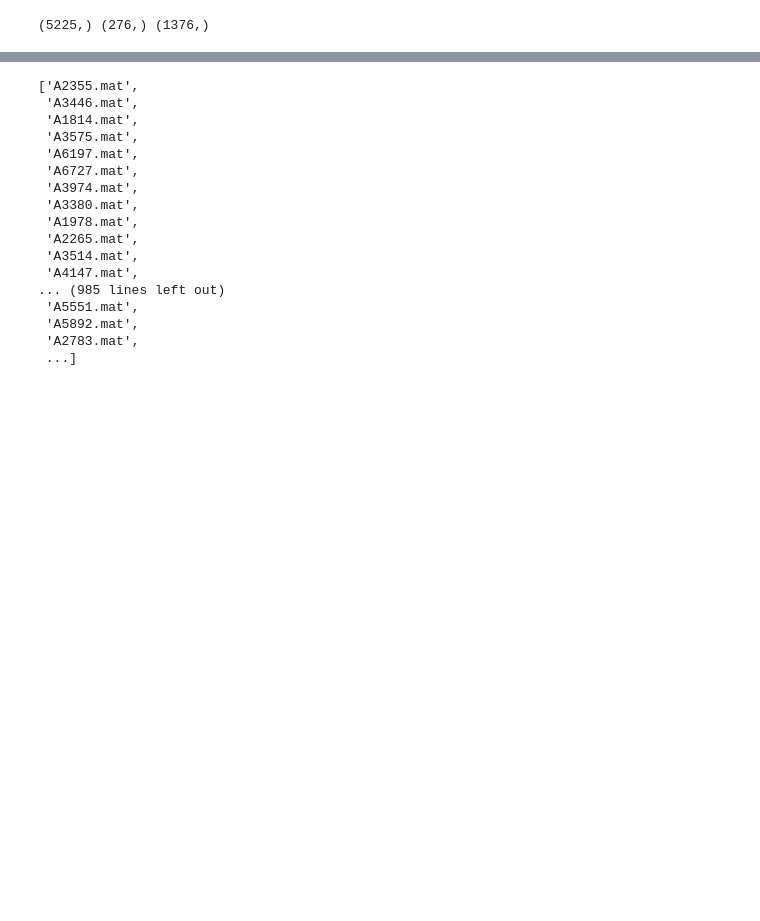
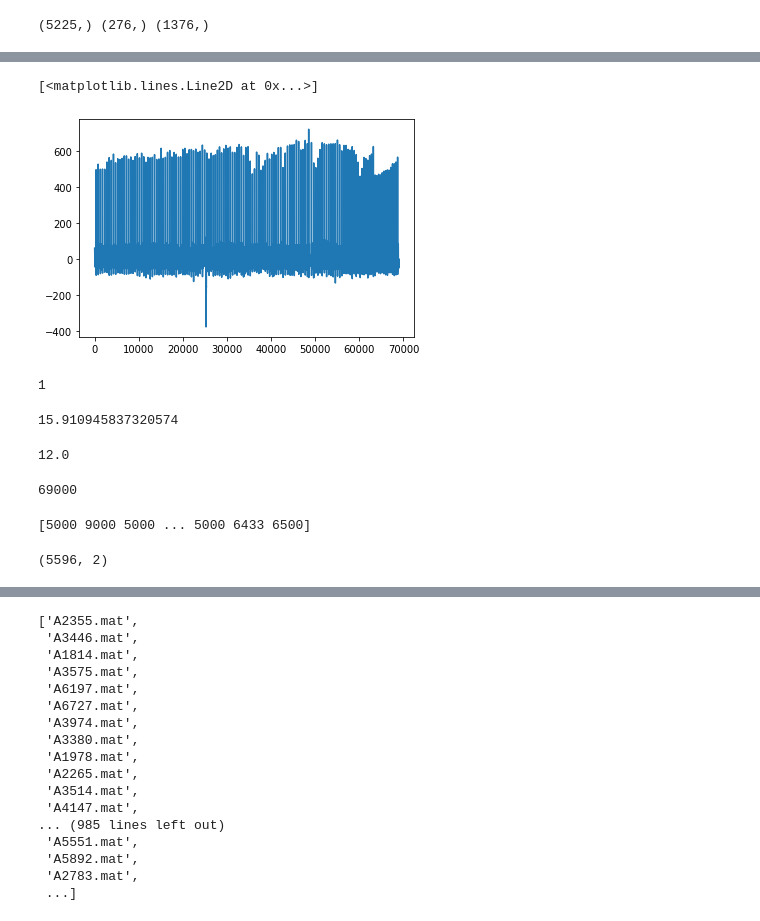
Before and after one commit to jungsunyoo/amc-xECGNet, a Jupyter notebook: ECG_ABN_multiclass_practice.ipynb, the cells around one changed output, grey strips where cells are left out. Cells and saved outputs as stored; diff of their text form; code cells hidden in the pictures; blank space fills up the shorter version.

Commit message:
getting distribution of data

```diff
--- a/ECG_ABN_multiclass_practice.ipynb
+++ b/ECG_ABN_multiclass_practice.ipynb
@@ -624,0 +683,46 @@ main_input = Input(shape=(minimum_len,12), dtype='float32', name='main_input')
+# %%
+tmp_file = np.load(mel_directory + '/' + 'A4787.npy')
+tmp_file.shape
+plt.plot(tmp_file[:,0])
+# %% [output]
+[<matplotlib.lines.Line2D at 0x...>]
+[figure, added]
+# %%
+a = loadmat(input_directory + '/' + 'A3842.mat')
+len(a)
+# %% [output]
+1
+# %%
+lengths_total = np.asarray(lengths_total)
+np.mean(lengths_total)/500
+# %% [output]
+15.910945837320574
+# %%
+np.median(lengths_total)/500
+# %% [output]
+12.0
+# %%
+np.max(lengths_total)
+# %% [output]
+69000
+# %%
+print(lengths_total)
+# %% [output]
+[5000 9000 5000 ... 5000 6433 6500]
+# %%
+labels=[]
+lengths = []
+for file in data_train:
+    class_index=[]
+    tmp_file = np.load(mel_directory + '/' + file.replace('.mat', '.npy'))
+    curr_classes = get_labels(input_directory,file, class2index)
+    length = len(tmp_file)
+    [class_index.append(j) for j in range(len(curr_classes)) if curr_classes[j]==1] # produces labels as scalar
+    for label in class_index:
+        labels.append(label)
+        lengths.append(length)
+
+array = np.concatenate((np.asarray(labels).reshape(len(labels),1),np.asarray(lengths).reshape(len(lengths),1)),axis=1)
+array.shape
+# %% [output]
+(5596, 2)
```
Also changed, not shown: parts of 37 cells of this notebook.
